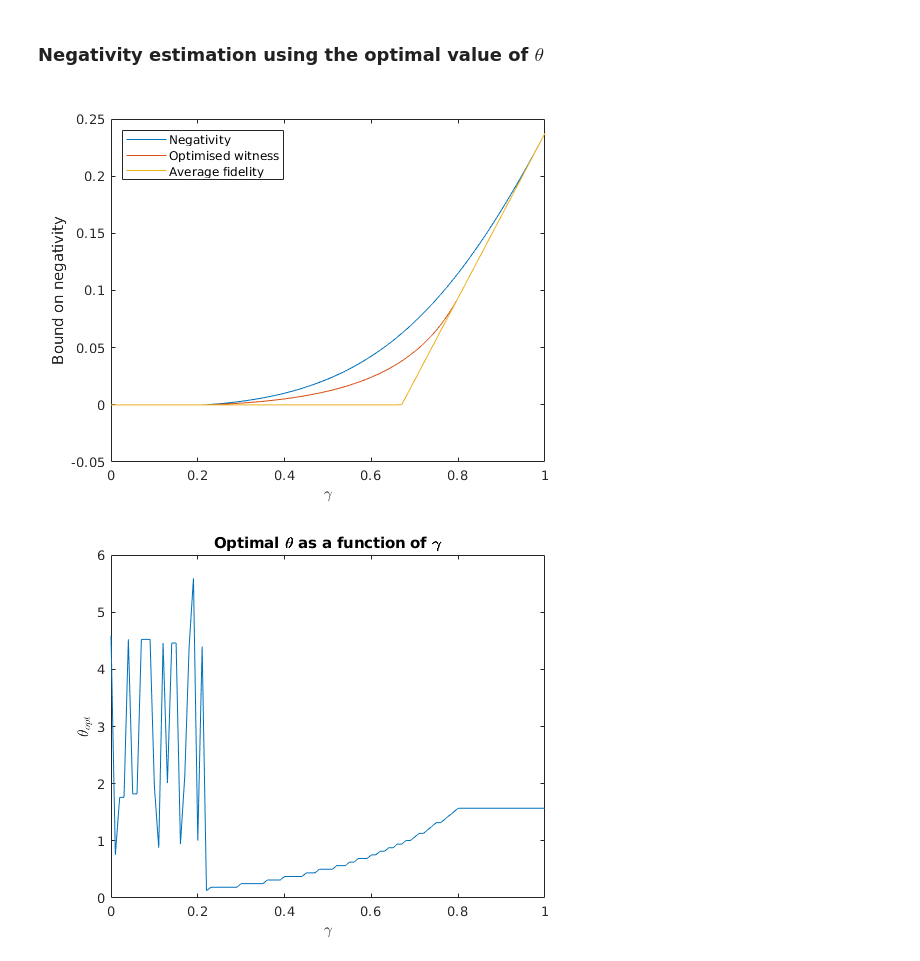
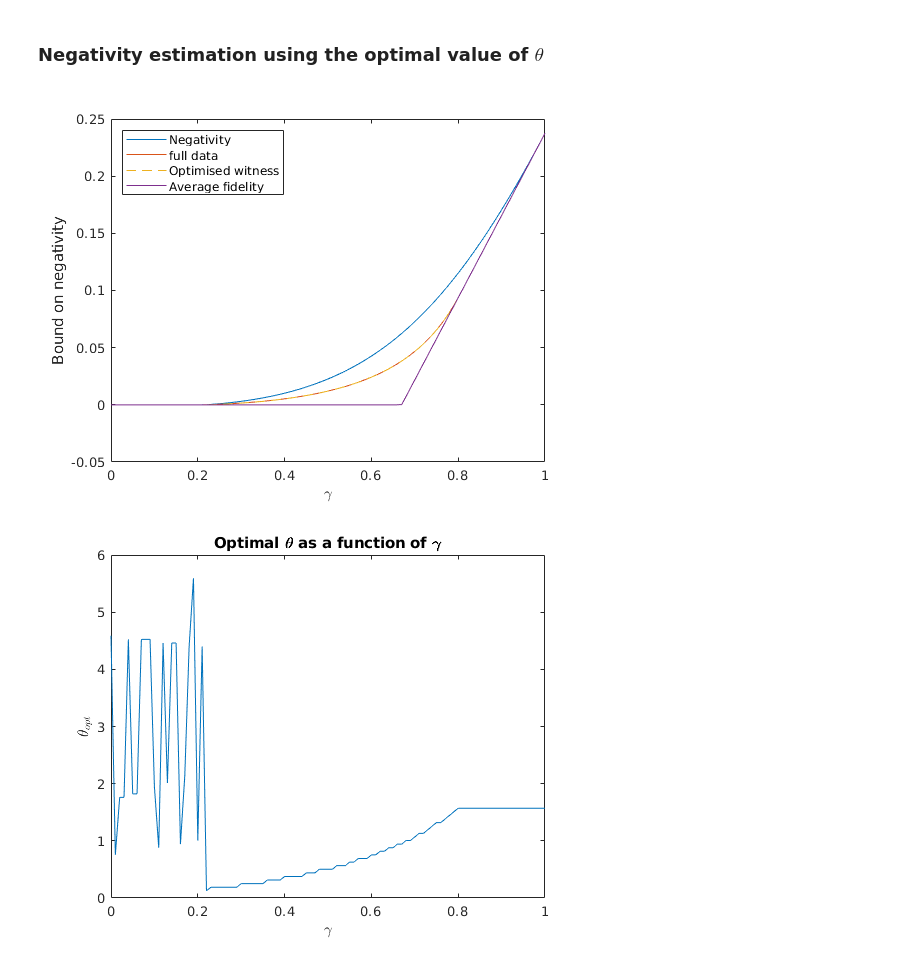
Before and after one commit to paulskrzypczyk/nonclassicalteleportation, a Jupyter notebook: Experimental nonclassical teleportation.ipynb, the cells around one changed output. Drawn from its saved outputs; the diff is of its cells as text; code cells hidden in the pictures.

Commit message:
updated key figure (added full data estimation)

```diff
--- a/Experimental nonclassical teleportation.ipynb
+++ b/Experimental nonclassical teleportation.ipynb
@@ -580,21 +580,25 @@ for i = 1:ngam
 end
 # %%
 Nv = zeros(1,npoints);
+TNv = zeros(1,npoints);
 
 for i = 1:npoints
 
     gamma = gammav(i);
     rho = rhoexp(v,gamma,delta);
+    sigma = genTeleportationData(rho,Ma,omegax);
+
     Nv(i) = Negativity(rho);
+    TNv(i) = teleportationNegativity(sigma,omegax);
 
 end
 # %%
-plot(gammav,Nv,gammav,TNWOv,gammav,TNWAFv)
+plot(gammav,Nv,gammav,TNv,gammav,TNWOv,'--',gammav,TNWAFv)
 xlabel('$\gamma$','Interpreter','latex')
 ylabel('Bound on negativity')
-legend('Negativity','Optimised witness','Average fidelity','Location','northwest')
+legend('Negativity','full data','Optimised witness','Average fidelity','Location','northwest')
 # %% [output]
-[figure, old version]
+[figure, new version]
 # %%
 thetaoptv = zeros(1,npoints);
 
```
